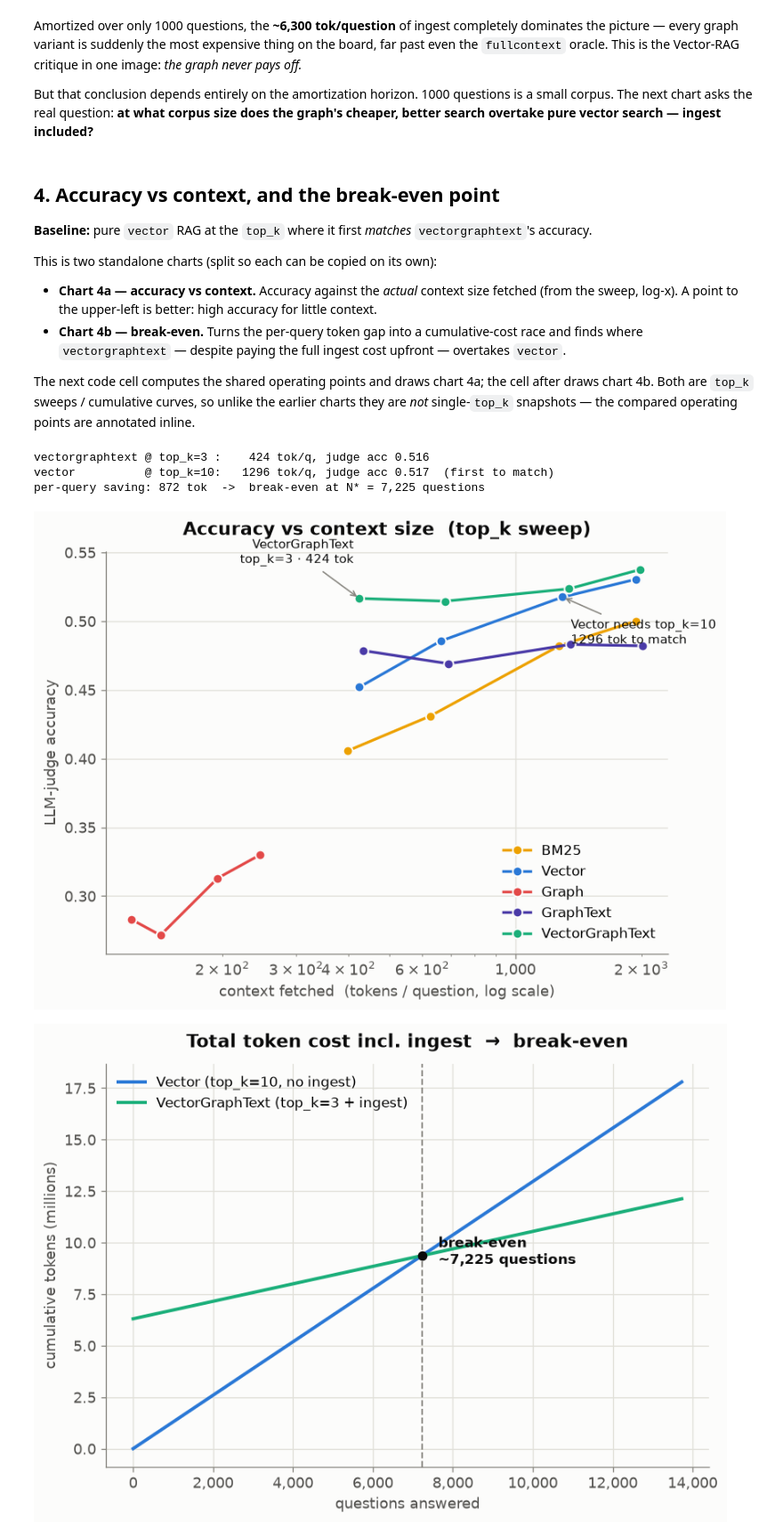
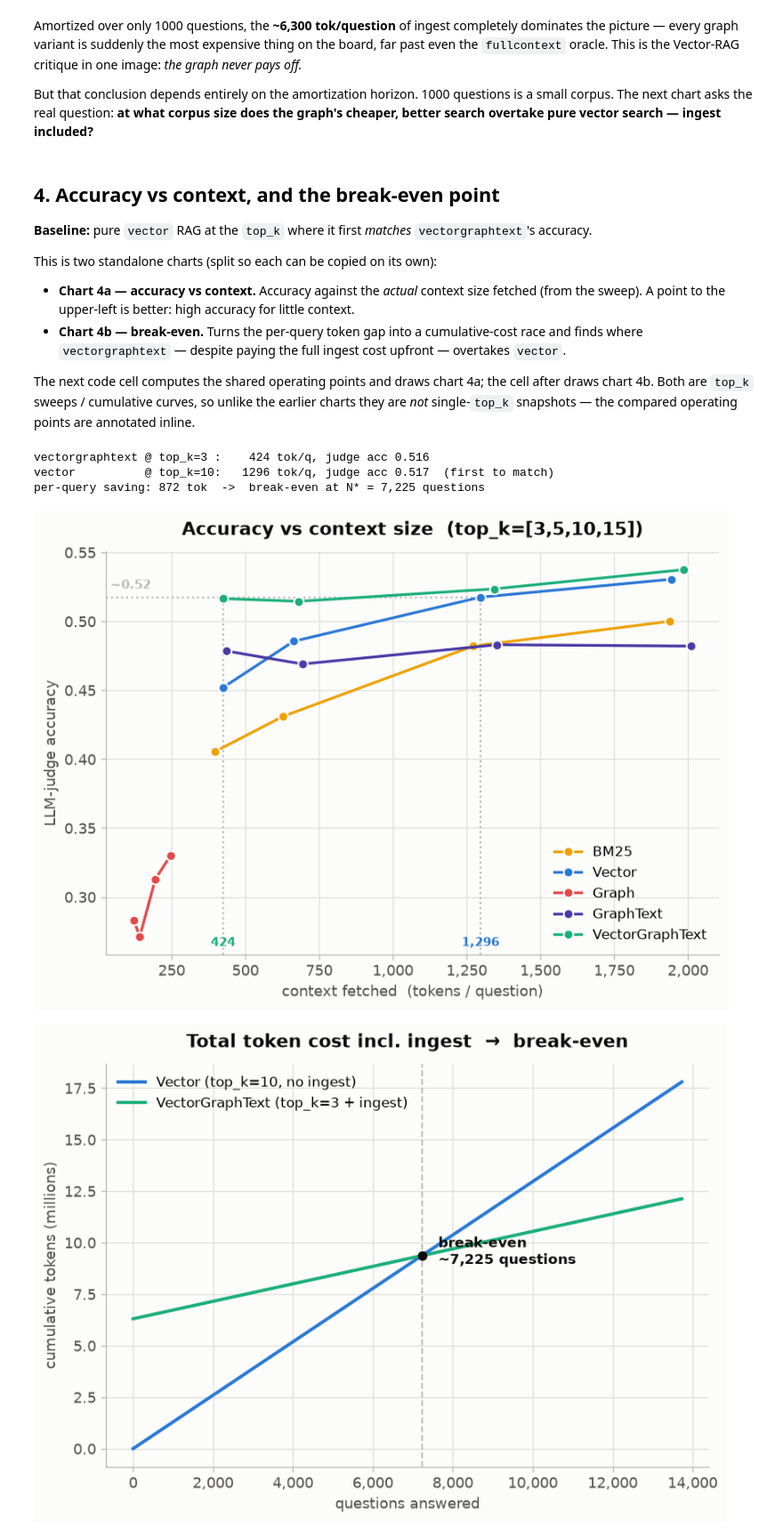
Before and after one commit to lugoll/AgenticMemoryProject, a Jupyter notebook: notebooks/final_results.ipynb, the cells around one changed output. Shown at 89% size. Drawn from its saved outputs; the diff is of its cells as text; code cells hidden in the pictures.

Commit message:
fixed accuracy vs. context chart

```diff
--- a/notebooks/final_results.ipynb
+++ b/notebooks/final_results.ipynb
@@ -79,7 +79,7 @@ VARIANT_LABEL = {
 # Fixed display order, shared by every chart so variants line up 1:1 across figures.
 VARIANT_ORDER = ["fullcontext", "bm25", "vector", "graph", "graphtext", "vectorgraphtext"]
 
-INK, INK2, MUTED = "#0b0b0b", "#52514e", "#898781"
+INK, INK2, MUTED = "#0b0b0b", "#52514e", "#bababa"
 GRID, SURFACE = "#e1e0d9", "#fcfcfb"
 
 # All final per-variant metrics come from the top_k=3 grading run.
@@ -257,7 +257,7 @@ overtake pure vector search — ingest included?**
 This is two standalone charts (split so each can be copied on its own):
 
 - **Chart 4a — accuracy vs context.** Accuracy against the *actual* context size fetched (from the
-  sweep, log-x). A point to the upper-left is better: high accuracy for little context.
+  sweep). A point to the upper-left is better: high accuracy for little context.
 - **Chart 4b — break-even.** Turns the per-query token gap into a cumulative-cost race and finds
   where `vectorgraphtext` — despite paying the full ingest cost upfront — overtakes `vector`.
 
@@ -267,44 +267,58 @@ single-`top_k` snapshots — the compared operating points are annotated inline.
 # %%
 # --- operating points from the sweep (shared by charts 4a and 4b) ---
 vg = swp[(swp.variant == "vectorgraphtext") & (swp.top_k == 3)].iloc[0]
 vg_tok, vg_acc = float(vg.query_tokens_total_mean), float(vg.accuracy_judge)
 
 # vector top_k that first matches/exceeds vectorgraphtext's accuracy = the fair comparison
 vcand = swp[(swp.variant == "vector") & (swp.accuracy_judge >= vg_acc)].sort_values("top_k")
 vrow = vcand.iloc[0]
 v_tok, v_acc, v_topk = float(vrow.query_tokens_total_mean), float(vrow.accuracy_judge), int(vrow.top_k)
 
 Nstar = INGEST_TOKENS / (v_tok - vg_tok)   # break-even question count
 print(f"vectorgraphtext @ top_k=3 : {vg_tok:6.0f} tok/q, judge acc {vg_acc:.3f}")
 print(f"vector          @ top_k={v_topk:<2}: {v_tok:6.0f} tok/q, judge acc {v_acc:.3f}  (first to match)")
 print(f"per-query saving: {v_tok - vg_tok:,.0f} tok  ->  break-even at N* = {Nstar:,.0f} questions")
 
 # ---- Chart 4a: accuracy vs context tokens (sweep) ----
 fig, axA = plt.subplots(figsize=(7.2, 5.2))
 for v in [x for x in VARIANT_ORDER if x in set(swp.variant)]:
     d = swp[swp.variant == v].sort_values("query_tokens_total_mean")
     axA.plot(d.query_tokens_total_mean, d.accuracy_judge, "-o", color=VARIANT_COLOR[v],
              lw=2, ms=7, label=VARIANT_LABEL[v], zorder=3,
              markeredgecolor=SURFACE, markeredgewidth=1.2)
-axA.set_xscale("log")
 axA.xaxis.set_major_formatter(mticker.FuncFormatter(lambda x, _: f"{x:,.0f}"))
-axA.set_xlabel("context fetched  (tokens / question, log scale)")
+axA.set_xlabel("context fetched  (tokens / question)")
 axA.set_ylabel("LLM-judge accuracy")
-axA.set_title("Accuracy vs context size  (top_k sweep)")
+axA.set_title("Accuracy vs context size  (top_k=[3,5,10,15])")
 axA.legend(loc="lower right", ncol=1)
-# annotate the two compared operating points
-axA.annotate(f"VectorGraphText\ntop_k=3 · {vg_tok:.0f} tok", (vg_tok, vg_acc),
-             xytext=(-4, 26), textcoords="offset points", fontsize=9, color=INK,
-             ha="right", arrowprops=dict(arrowstyle="->", color=MUTED, lw=1))
-axA.annotate(f"Vector needs top_k={v_topk}\n{v_tok:.0f} tok to match", (v_tok, v_acc),
-             xytext=(6, -34), textcoords="offset points", fontsize=9, color=INK,
-             ha="left", arrowprops=dict(arrowstyle="->", color=MUTED, lw=1))
+
+# Read the data-driven limits (this triggers their computation) and lock them, so the
+# dotted guides added below can't rescale the axes. NOTE: calling autoscale(False)
+# *before* the limits are computed would freeze them at the default (0, 1) and push all
+# the data off-screen — leaving a blank plot.
+x0, x1 = axA.get_xlim()
+y0, y1 = axA.get_ylim()
+axA.set_xlim(x0, x1)
+axA.set_ylim(y0, y1)
+
+# dotted guides in grey; a vertical drop per operating point (token value labelled in
+# the variant's colour), plus a single shared horizontal line at the accuracy the two
+# points share (~0.52), extended to the vector point.
+dx, dy = (x1 - x0) * 0.008, (y1 - y0) * 0.014
+for xp, yp, cvar in [(vg_tok, vg_acc, "vectorgraphtext"), (v_tok, v_acc, "vector")]:
+    axA.plot([xp, xp], [y0, yp], ls=":", lw=1.4, color=MUTED, zorder=2)   # down to x-axis
+    axA.text(xp, y0 + dy, f"{xp:,.0f}", ha="center", va="bottom",
+             fontsize=9, color=VARIANT_COLOR[cvar], fontweight="bold", zorder=4)
+y_line = v_acc   # 0.517 — single horizontal line for the matched accuracy
+axA.plot([x0, max(vg_tok, v_tok)], [y_line, y_line], ls=":", lw=1.4, color=MUTED, zorder=2)
+axA.text(x0 + dx, y_line + dy, f"~{y_line:.2f}", ha="left", va="bottom",
+         fontsize=9, color=MUTED, fontweight="bold", zorder=4)
 plt.tight_layout(); plt.show()
 # %% [output]
 vectorgraphtext @ top_k=3 :    424 tok/q, judge acc 0.516
 vector          @ top_k=10:   1296 tok/q, judge acc 0.517  (first to match)
 per-query saving: 872 tok  ->  break-even at N* = 7,225 questions
-[figure, old version]
+[figure, new version]
 # %%
 # ---- Chart 4b: cumulative tokens incl. ingest -> break-even ----
 # (reuses v_tok, vg_tok, v_topk, Nstar from the cell above)
```
Also changed, not shown: parts of 2 cells of this notebook, 1 other file.
